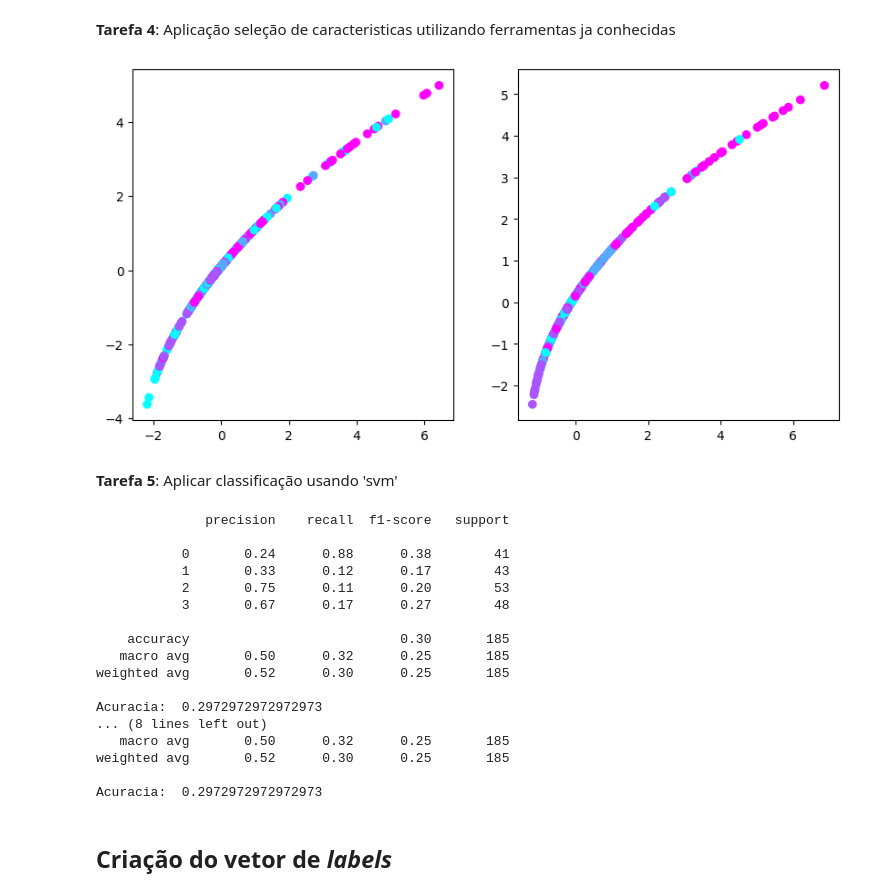
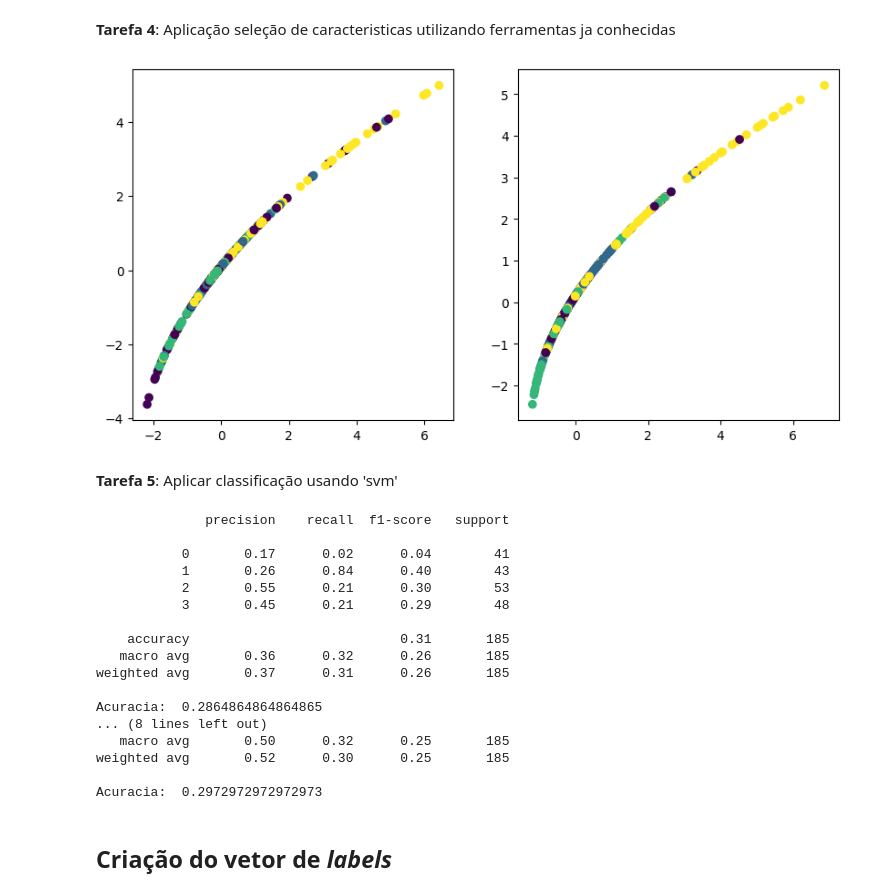
Before and after one commit to caiotheodoro/patter-recog, a Jupyter notebook: EOG/validation.ipynb, the cells around one changed output. Drawn from its saved outputs; the diff is of its cells as text; code cells hidden in the pictures.

```diff
--- a/EOG/validation.ipynb
+++ b/EOG/validation.ipynb
@@ -266,38 +265,40 @@ from sklearn.model_selection import train_test_split
 from sklearn.svm import SVC
 from sklearn.metrics import classification_report, confusion_matrix
 
 # # Selecionando as 2 melhores caracteristicas
-X_test_combined = [[],[]]
-y_pred_combined = [[],[]]
+X_test_combined = []
+y_test_combined = []
+y_pred_combined = []
 
 fig, ax = plt.subplots(1, 2, figsize=(10, 5))
 for i in range(2):
     selector = SelectKBest(f_classif, k=2)
 
     # fit
     selector.fit(normalized_features[i], y)
     # scores
     scores = -np.log10(selector.pvalues_)
 
     feat = selector.transform(normalized_features[i])
     test_feat = selector.transform(normalized_test_features[i])
 
 
 
     X_train, X_test, y_train, y_test = train_test_split(feat, y, test_size=0.2, random_state=42)
 
     plt.sca(ax[i])
-    plt.scatter(X_train[:, 0], X_train[:, 1], c=y_train, cmap='cool')
+    plt.scatter(X_train[:, 0], X_train[:, 1], c=y_train) #verificando se os dados estão representados corretamente
 
 
-    clf = SVC(kernel='rbf', C=1, gamma=0.1)
+    clf = SVC(kernel='rbf',  gamma=0.1)
     clf.fit(X_train, y_train)
     y_pred = clf.predict(X_test)
 
     X_test_combined.append(X_test)
     y_pred_combined.append(y_pred)
+    y_test_combined.append(y_test)
 # %% [output]
-[figure, old version]
+[figure, new version]
 # %% [markdown]
 **Tarefa 5**: Aplicar classificação usando 'svm'
 # %%
@@ -316,7 +317,6 @@ for i in range(2):
 #     # Treinando o classificador
 #     clf.fit(features_combined[i], y)
 
-#     # Realizando a predição
 #     y_pred = clf.predict(test_features_combined[i])
 
 #     print(f"matriz de confusão participante {i+1}:")
@@ -324,21 +324,21 @@ for i in range(2):
 #     print(classification_report(y, y_pred))
 
 for i in range(2):
-    print(classification_report(y_test, y_pred))
-    print("Acuracia: ", clf.score(X_test, y_test))
+    print(classification_report(y_test_combined[i], y_pred_combined[i]))
+    print("Acuracia: ", clf.score(X_test_combined[i], y_test_combined[i]))
 # %% [output]
               precision    recall  f1-score   support
 
-           0       0.24      0.88      0.38        41
-           1       0.33      0.12      0.17        43
-           2       0.75      0.11      0.20        53
-           3       0.67      0.17      0.27        48
+           0       0.17      0.02      0.04        41
+           1       0.26      0.84      0.40        43
+           2       0.55      0.21      0.30        53
+           3       0.45      0.21      0.29        48
 
-    accuracy                           0.30       185
-   macro avg       0.50      0.32      0.25       185
-weighted avg       0.52      0.30      0.25       185
+    accuracy                           0.31       185
+   macro avg       0.36      0.32      0.26       185
+weighted avg       0.37      0.31      0.26       185
 
-Acuracia:  0.2972972972972973
+Acuracia:  0.2864864864864865
 ... (8 lines left out)
    macro avg       0.50      0.32      0.25       185
 weighted avg       0.52      0.30      0.25       185
```
Also changed, not shown: parts of 1 cell of this notebook, 3 other files.
